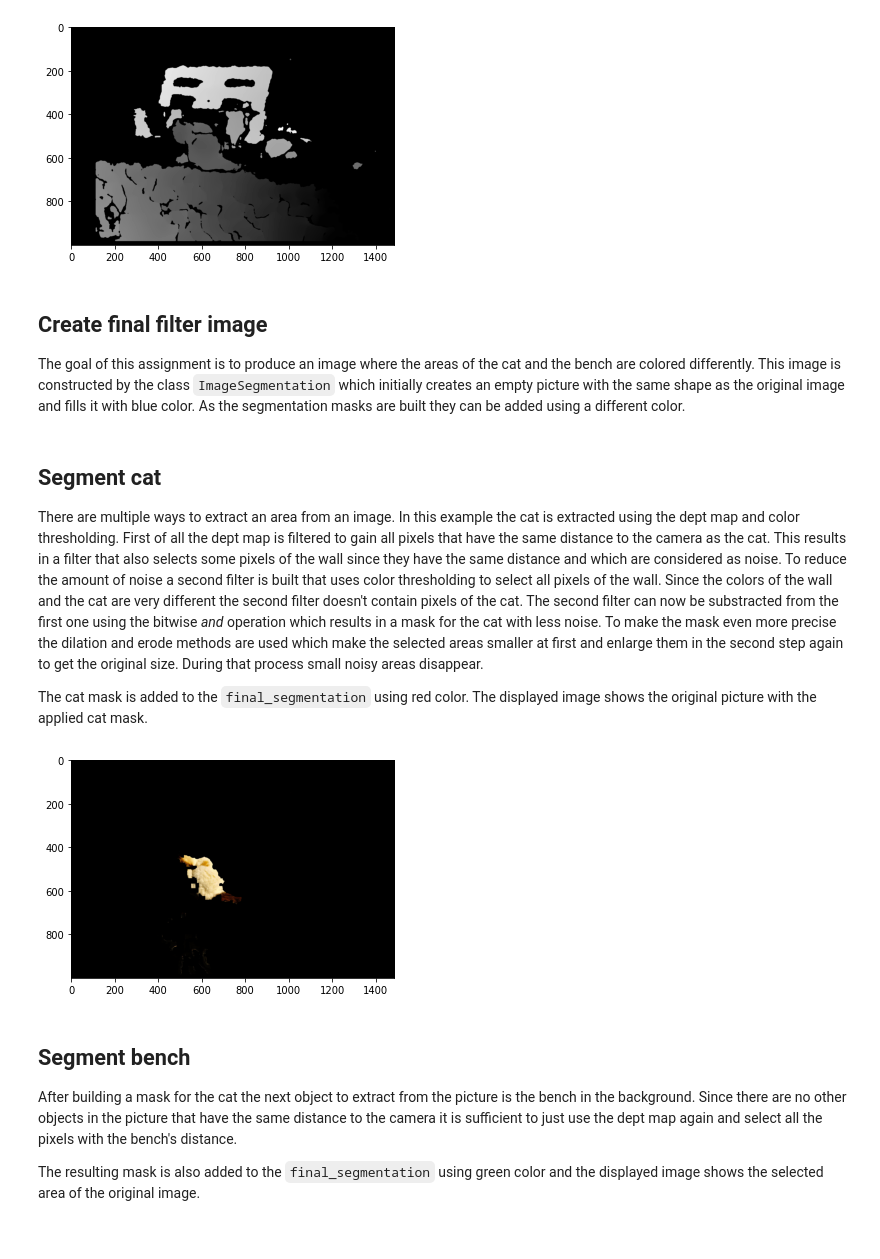
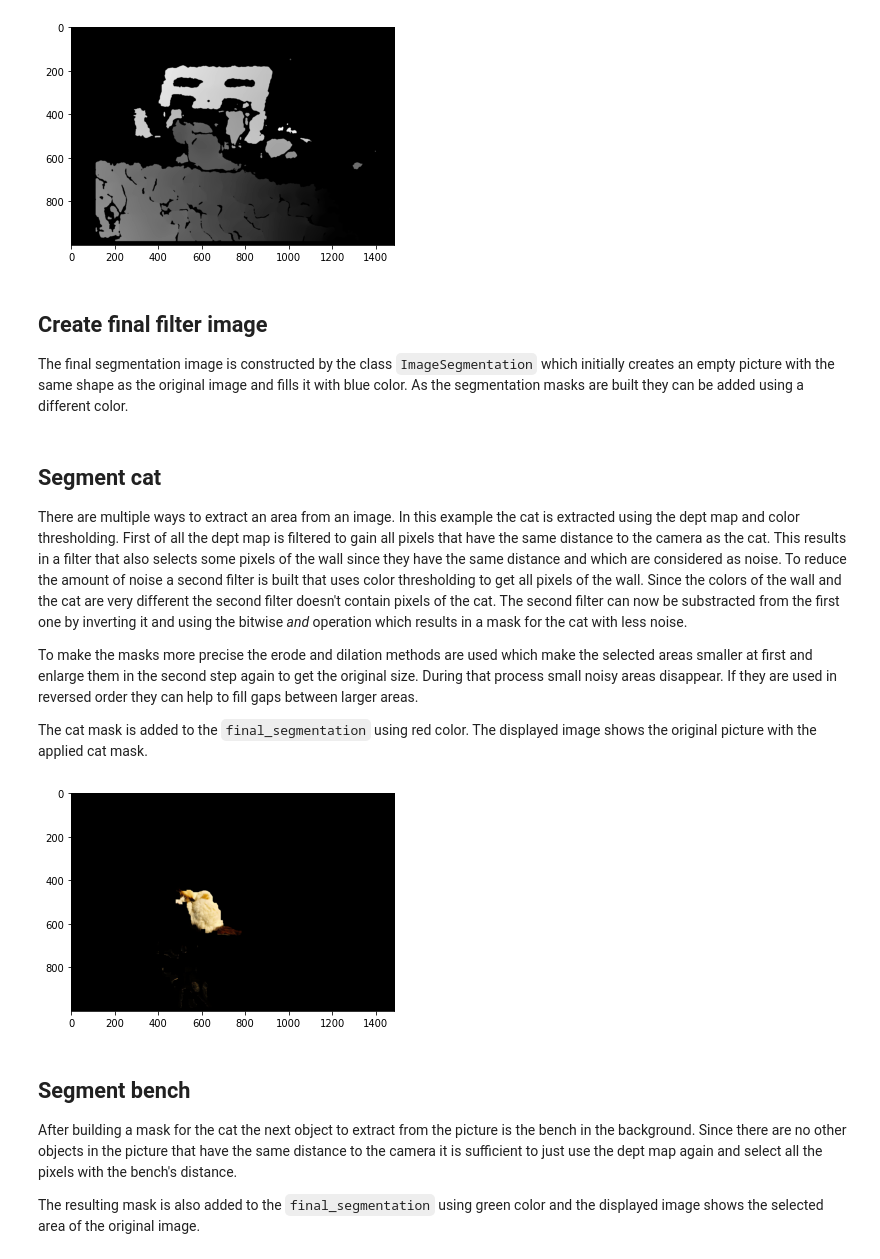
Before and after one commit to festplatte/udb-image-processing, a Jupyter notebook: assignment/final-assignment.ipynb, the cells around one changed output. Saved outputs shown, nothing was run; the diff lists cells and outputs as text; code cells hidden in the pictures.

Commit message:
Update assignment

```diff
--- a/assignment/final-assignment.ipynb
+++ b/assignment/final-assignment.ipynb
@@ -15,10 +15,9 @@ import numpy as np
 import cv2 as cv
 from matplotlib import pyplot as plt
 import ipl
-from ipl import ImageDisplay
 
 # container to collect all produced images to display them in the end
-results = ImageDisplay()
+results = ipl.ImageDisplay()
 # %% [markdown]
 ## Load images
 
@@ -66,35 +65,41 @@ plt.show()
 # %% [markdown]
 ## Create final filter image
 
-The goal of this assignment is to produce an image where the areas of the cat and the bench are colored differently. This image is constructed by the class `ImageSegmentation` which initially creates an empty picture with the same shape as the original image and fills it with blue color. As the segmentation masks are built they can be added using a different color.
+The final segmentation image is constructed by the class `ImageSegmentation` which initially creates an empty picture with the same shape as the original image and fills it with blue color. As the segmentation masks are built they can be added using a different color.
 # %%
 final_segmentation = ipl.ImageSegmentation(imgL)
 # %% [markdown]
 ## Segment cat
 
-There are multiple ways to extract an area from an image. In this example the cat is extracted using the dept map and color thresholding. First of all the dept map is filtered to gain all pixels that have the same distance to the camera as the cat. This results in a filter that also selects some pixels of the wall since they have the same distance and which are considered as noise. To reduce the amount of noise a second filter is built that uses color thresholding to select all pixels of the wall. Since the colors of the wall and the cat are very different the second filter doesn't contain pixels of the cat. The second filter can now be substracted from the first one using the bitwise *and* operation which results in a mask for the cat with less noise. To make the mask even more precise the dilation and erode methods are used which make the selected areas smaller at first and enlarge them in the second step again to get the original size. During that process small noisy areas disappear.
+There are multiple ways to extract an area from an image. In this example the cat is extracted using the dept map and color thresholding. First of all the dept map is filtered to gain all pixels that have the same distance to the camera as the cat. This results in a filter that also selects some pixels of the wall since they have the same distance and which are considered as noise. To reduce the amount of noise a second filter is built that uses color thresholding to get all pixels of the wall. Since the colors of the wall and the cat are very different the second filter doesn't contain pixels of the cat. The second filter can now be substracted from the first one by inverting it and using the bitwise *and* operation which results in a mask for the cat with less noise.
+
+To make the masks more precise the erode and dilation methods are used which make the selected areas smaller at first and enlarge them in the second step again to get the original size. During that process small noisy areas disappear. If they are used in reversed order they can help to fill gaps between larger areas.
 
 The cat mask is added to the `final_segmentation` using red color. The displayed image shows the original picture with the applied cat mask.
 # %%
+# threshold on dept map
 ret, cat_filter1 = cv.threshold(
     dept_map, 100, 255, cv.THRESH_TOZERO_INV)
 ret, cat_filter1 = cv.threshold(
     cat_filter1, 75, 255, cv.THRESH_BINARY)
 
+# color threshold on the image to select the wall
 cat_filter2 = cv.inRange(imgL, np.array(
     [30, 30, 30]), np.array([150, 150, 80]))
-cat_filter2 = ipl.dilation_erode(cat_filter2, 20)
+cat_filter2 = ipl.dilation_erode(cat_filter2, 15)
+
+# substract filter 2 from filter 1
 cat_filter2 = cv.bitwise_not(cat_filter2)
-
 cat_filter = cv.bitwise_and(cat_filter1, cat_filter2)
-cat_filter = ipl.dilation_erode(cat_filter)
+cat_filter = ipl.erode_dilation(cat_filter)
+cat_filter = ipl.dilation_erode(cat_filter, 20)
 
 results.add_image(cat_filter, 'cat filter')
 final_segmentation.add_mask(cat_filter, [255, 0, 0])
 plt.imshow(final_segmentation.apply_mask(cat_filter))
 plt.show()
 # %% [output]
-[figure, old version]
+[figure, new version]
 # %% [markdown]
 ## Segment bench
 
```
Also changed, not shown: parts of 6 cells of this notebook, 4 other files.
